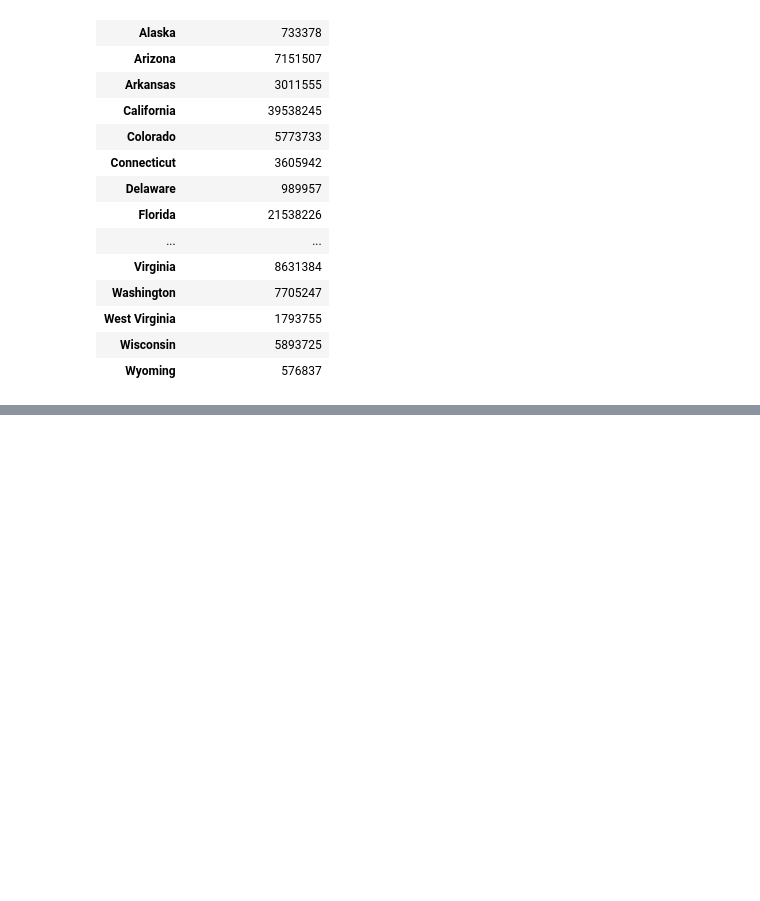
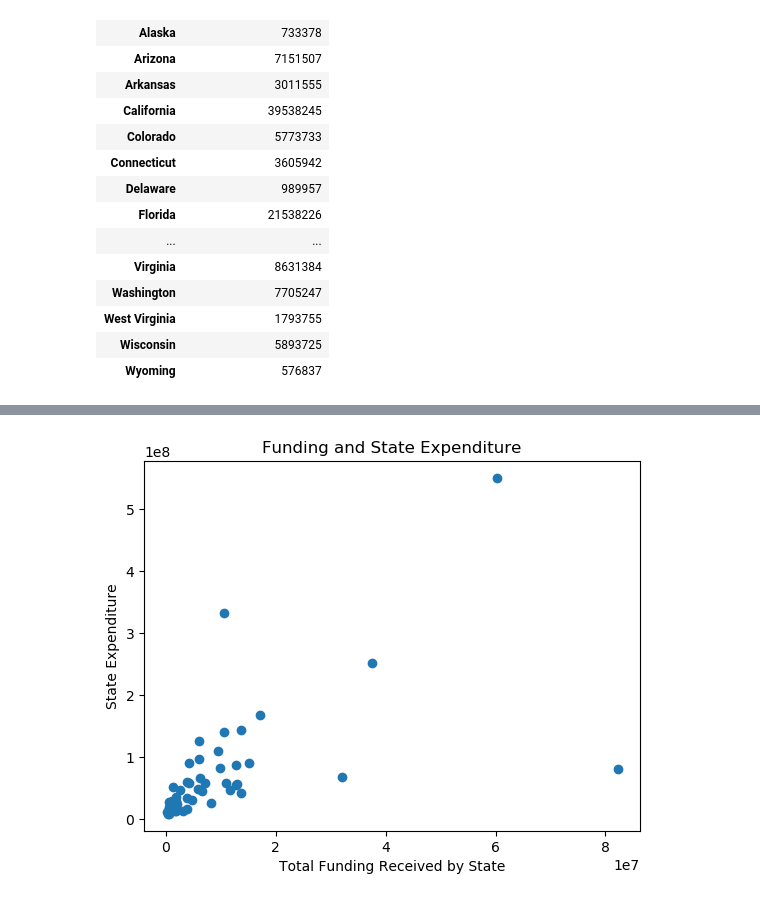
Before and after one commit to uchicago-2023-capp30122/30122-project-cappy-funding, a Jupyter notebook: clean_notebook.ipynb, the cells around one changed output, grey strips where cells are left out. Saved outputs shown, nothing was run; the diff lists cells and outputs as text; code cells hidden in the pictures; blank space fills up the shorter version.

```diff
--- a/clean_notebook.ipynb
+++ b/clean_notebook.ipynb
@@ -341,0 +607,13 @@ funding_df.to_csv("2016_cleaned_funding.csv")
+# %%
+y_axis = year_df.iloc[:50]["State Expenditure"]
+x_axis = year_df.iloc[:50]["State Total (All Categories)"]
+
+year_df["State Total (All Categories)"]
+
+plt.scatter(x_axis, y_axis, marker = "o")
+plt.title("Funding Received and State Expenditure")
+plt.xlabel("Total Funding Received by State")
+plt.ylabel("State Expenditure")
+plt.show()
+# %% [output]
+[figure, added]
```
Also changed, not shown: parts of 9 cells of this notebook.
